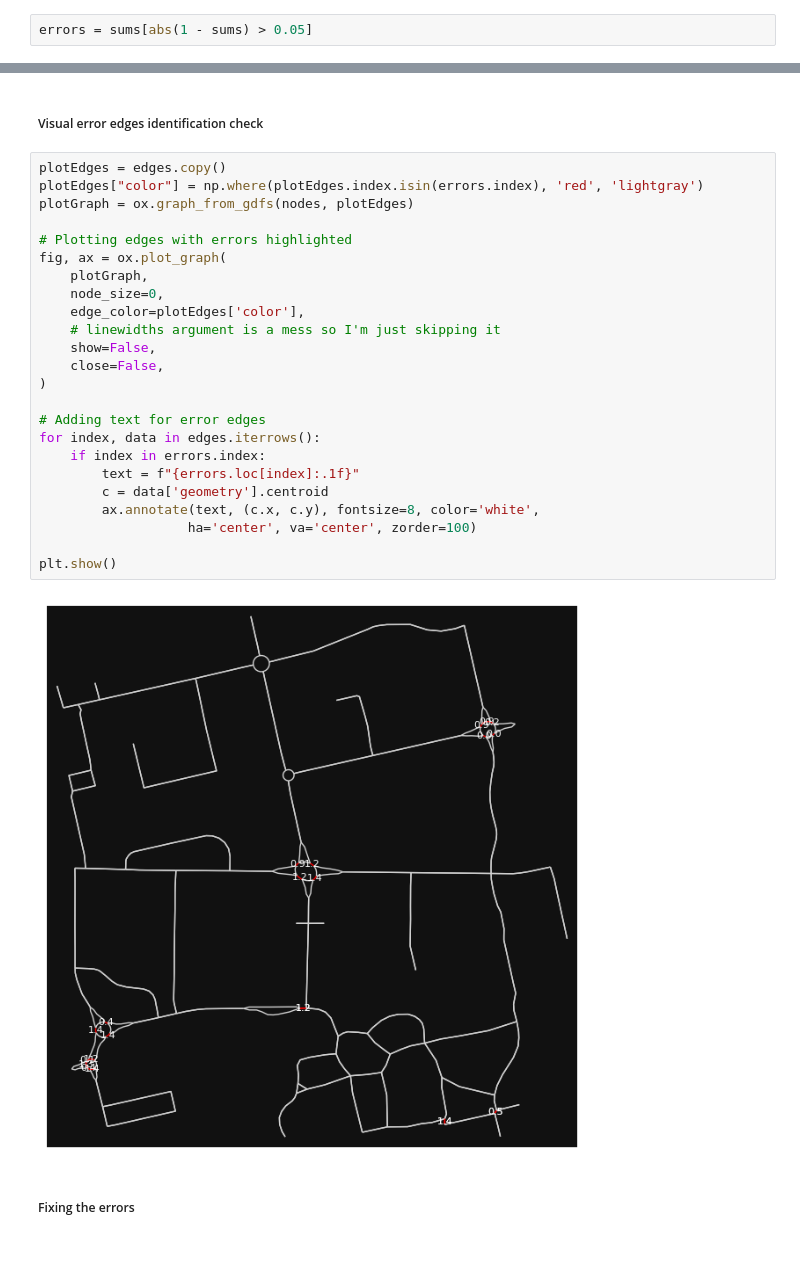
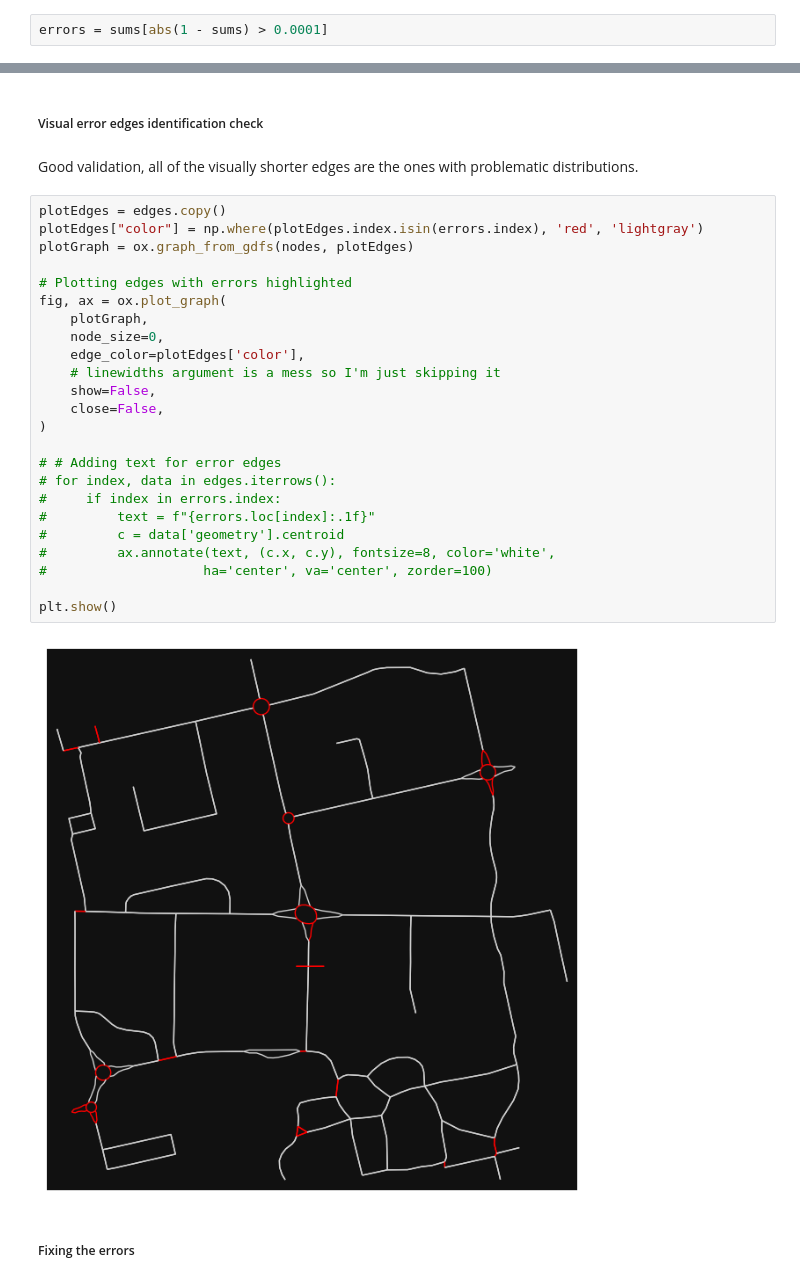
Before and after one commit to darpitydarp/ECI-253, a Jupyter notebook: Final Project/ECI 253 Final Project.ipynb, the cells around one changed output, grey strips where cells are left out. Saved outputs shown, nothing was run; the diff lists cells and outputs as text; blank space fills up the shorter version.

```diff
--- a/Final Project/ECI 253 Final Project.ipynb
+++ b/Final Project/ECI 253 Final Project.ipynb
@@ -414,5 +400,5 @@ Because of some edges with really short lengths, some distributions are summing
 # %%
-errors = sums[abs(1 - sums) > 0.05]
+errors = sums[abs(1 - sums) > 0.0001]
 # %%
 sums[errors.index]
 # %% [output]
@@ -481,31 +470,33 @@ edges.loc[errors.index, ["length","travel_time", "gamma_params", "sums"]]
 # %% [markdown]
 ##### Visual error edges identification check
+# %% [markdown]
+Good validation, all of the visually shorter edges are the ones with problematic distributions.
 # %%
 plotEdges = edges.copy()
 plotEdges["color"] = np.where(plotEdges.index.isin(errors.index), 'red', 'lightgray')
 plotGraph = ox.graph_from_gdfs(nodes, plotEdges)
 
 # Plotting edges with errors highlighted
 fig, ax = ox.plot_graph(
     plotGraph,
     node_size=0,
     edge_color=plotEdges['color'],
     # linewidths argument is a mess so I'm just skipping it
     show=False,
     close=False,
 )
 
-# Adding text for error edges
-for index, data in edges.iterrows():
-    if index in errors.index:
-        text = f"{errors.loc[index]:.1f}"
-        c = data['geometry'].centroid
-        ax.annotate(text, (c.x, c.y), fontsize=8, color='white',
-                   ha='center', va='center', zorder=100)
+# # Adding text for error edges
+# for index, data in edges.iterrows():
+#     if index in errors.index:
+#         text = f"{errors.loc[index]:.1f}"
+#         c = data['geometry'].centroid
+#         ax.annotate(text, (c.x, c.y), fontsize=8, color='white',
+#                    ha='center', va='center', zorder=100)
 
 plt.show()
 # %% [output]
-[figure, old version]
+[figure, new version]
 # %% [markdown]
 ##### Fixing the errors
 # %% [markdown]
```
Also changed, not shown: parts of 39 cells of this notebook, 1 other file.
